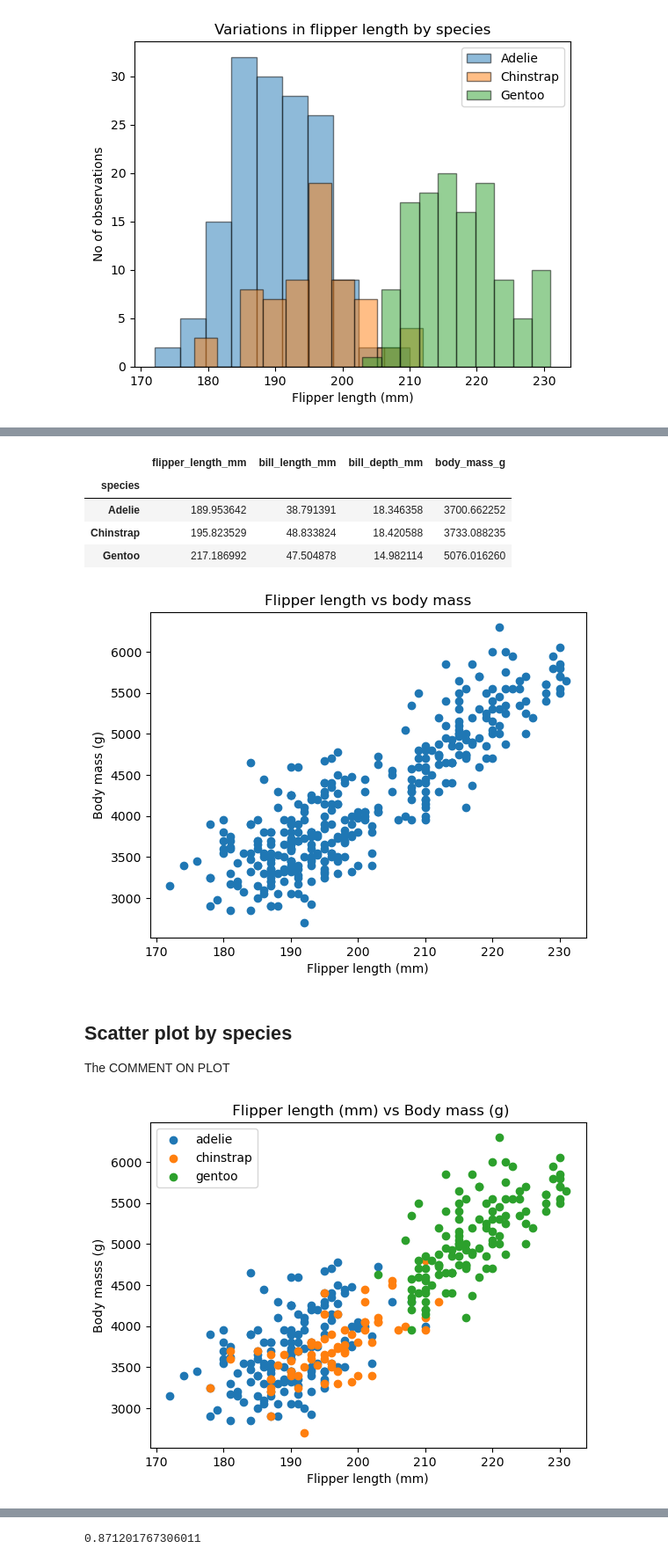
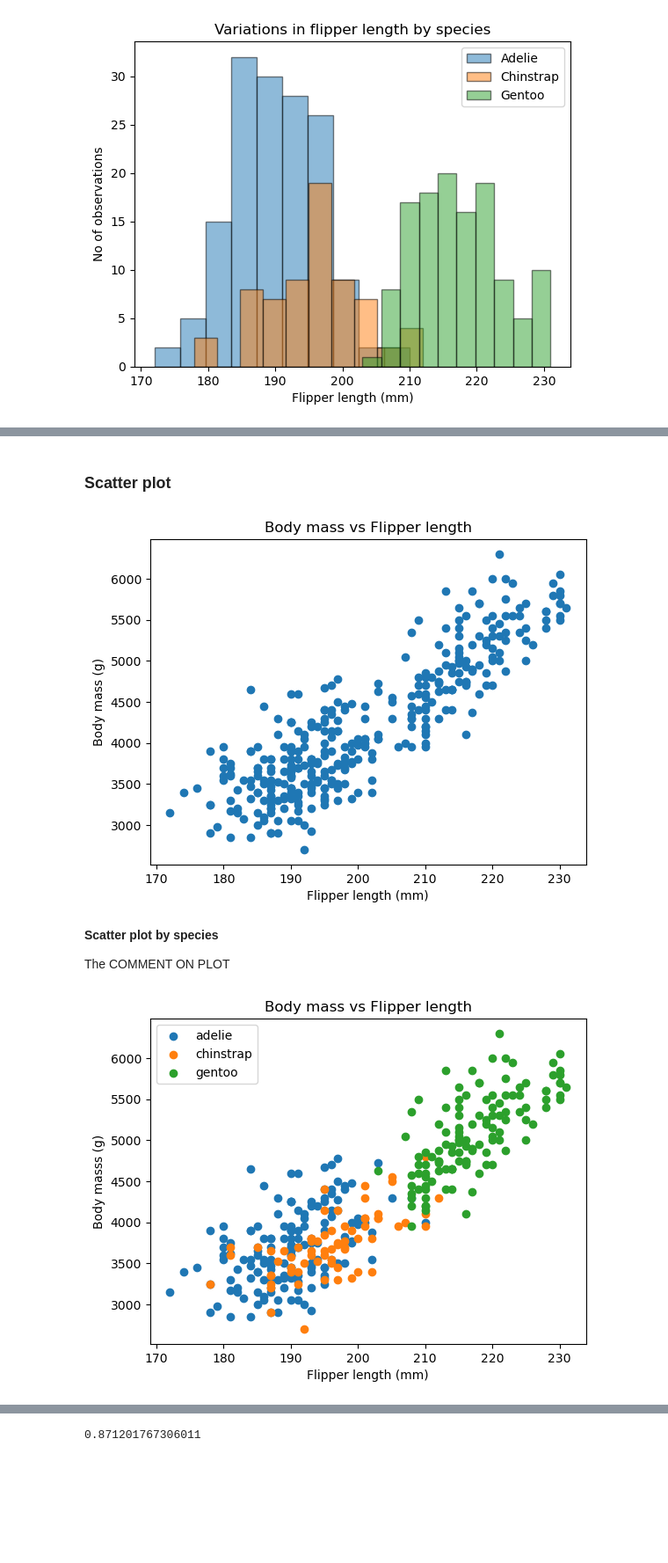
Before and after one commit to IreneKilgannon/DataAnalytics, a Jupyter notebook: penguins.ipynb, the cells around one changed output, grey strips where cells are left out. Shown: that part at 88% size. Drawn from its saved outputs; the diff is of its cells as text; code cells hidden in the pictures; blank space fills up the shorter version.

```diff
--- a/penguins.ipynb
+++ b/penguins.ipynb
@@ -527,34 +524,29 @@ WHat two variables could I compare?
-# %%
-df.groupby("species").agg({"flipper_length_mm": 'mean', 'bill_length_mm' : 'mean', 'bill_depth_mm' : 'mean', 'body_mass_g' : 'mean'})
-# %% [output]
-|  | flipper_length_mm | bill_length_mm | bill_depth_mm | body_mass_g |
-| species |  |  |  |  |
-| Adelie | 189.953642 | 38.791391 | 18.346358 | 3700.662252 |
-| Chinstrap | 195.823529 | 48.833824 | 18.420588 | 3733.088235 |
-| Gentoo | 217.186992 | 47.504878 | 14.982114 | 5076.016260 |
+# %% [markdown]
+### Scatter plot
 # %%
-# Simple scatter plot to get started of flipper length (mm) vs body mass (g)
+# Simple scatter plot to get started of body mass (g) vs flipper length (mm)
 plt.scatter(penguins['flipper_length_mm'], penguins['body_mass_g'])
-plt.title('Flipper length vs body mass')
+plt.title('Body mass vs Flipper length')
 plt.xlabel('Flipper length (mm)')
 plt.ylabel('Body mass (g)')
 plt.show()
 # %% [output]
-[figure, old version]
+[figure, new version]
 # %% [markdown]
-## Scatter plot by species
+__Scatter plot by species__
 
 The COMMENT ON PLOT
 # %%
+# Scatter plot of body mass (g) vs flipper length (mm) by species.
 fig, ax = plt.subplots()
 
 ax.scatter(adelie['flipper_length_mm'], adelie['body_mass_g'], label = 'adelie')
 ax.scatter(chinstrap['flipper_length_mm'], chinstrap['body_mass_g'], label = 'chinstrap')
 ax.scatter(gentoo['flipper_length_mm'], gentoo['body_mass_g'], label = 'gentoo')
 ax.set_xlabel('Flipper length (mm)')
 ax.set_ylabel('Body masss (g)')
-ax.set_title(' Flipper length (mm) vs Body mass (g)')
+ax.set_title('Body mass vs Flipper length')
 ax.legend()
 plt.show()
 # %% [output]
-[figure, old version]
+[figure, new version]
```
Also changed, not shown: parts of 29 cells of this notebook, 1 other file.
